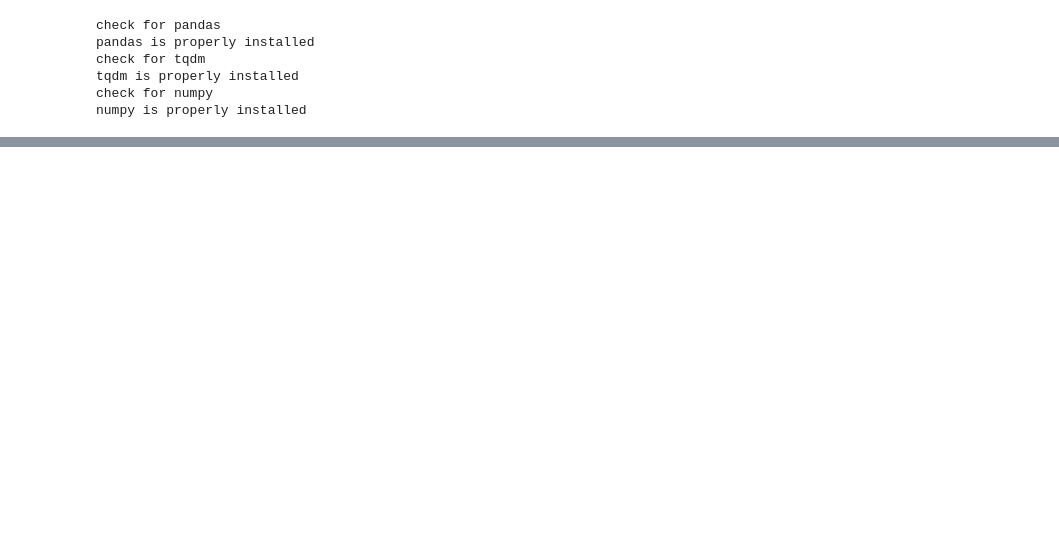
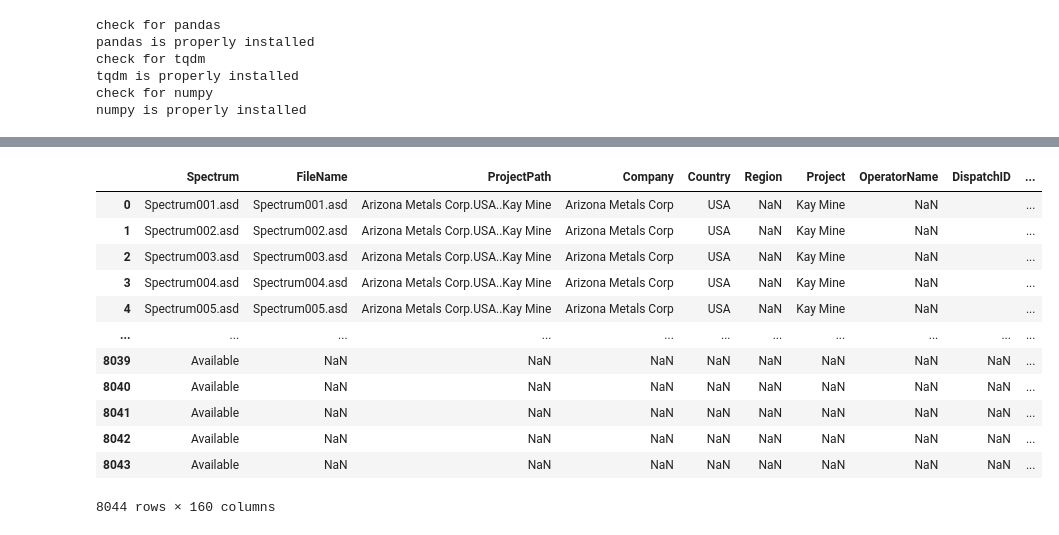
Before and after one commit to amundsentech/Kay_master_merge, a Jupyter notebook: Scratchpaper.ipynb, the cells around one changed output, grey strips where cells are left out. Cells and saved outputs as stored; diff of their text form; code cells hidden in the pictures; blank space fills up the shorter version.

```diff
--- a/Scratchpaper.ipynb
+++ b/Scratchpaper.ipynb
@@ -425,0 +23,17 @@ merged.to_excel('/Volumes/GoogleDrive/Shared drives/AMC Projects/_AZ_Kay/_Master
+# %%
+data=pd.read_csv('/Users/sebastiancoombs/Documents/GitHub/Kay_data/spectral master.csv')
+data
+# %% [output]
+|  | Spectrum | FileName | ProjectPath | Company | Country | Region | Project | OperatorName | DispatchID | ... |
+| 0 | Spectrum001.asd | Spectrum001.asd | Arizona Metals Corp.USA..Kay Mine | Arizona Metals Corp | USA | NaN | Kay Mine | NaN |  | ... |
+| 1 | Spectrum002.asd | Spectrum002.asd | Arizona Metals Corp.USA..Kay Mine | Arizona Metals Corp | USA | NaN | Kay Mine | NaN |  | ... |
+| 2 | Spectrum003.asd | Spectrum003.asd | Arizona Metals Corp.USA..Kay Mine | Arizona Metals Corp | USA | NaN | Kay Mine | NaN |  | ... |
+| 3 | Spectrum004.asd | Spectrum004.asd | Arizona Metals Corp.USA..Kay Mine | Arizona Metals Corp | USA | NaN | Kay Mine | NaN |  | ... |
+| 4 | Spectrum005.asd | Spectrum005.asd | Arizona Metals Corp.USA..Kay Mine | Arizona Metals Corp | USA | NaN | Kay Mine | NaN |  | ... |
+| ... | ... | ... | ... | ... | ... | ... | ... | ... | ... | ... |
+| 8039 | Available | NaN | NaN | NaN | NaN | NaN | NaN | NaN | NaN | ... |
+| 8040 | Available | NaN | NaN | NaN | NaN | NaN | NaN | NaN | NaN | ... |
+| 8041 | Available | NaN | NaN | NaN | NaN | NaN | NaN | NaN | NaN | ... |
+| 8042 | Available | NaN | NaN | NaN | NaN | NaN | NaN | NaN | NaN | ... |
+| 8043 | Available | NaN | NaN | NaN | NaN | NaN | NaN | NaN | NaN | ... |
+8044 rows × 160 columns
```
Also changed, not shown: parts of 33 cells of this notebook, 7 other files.
